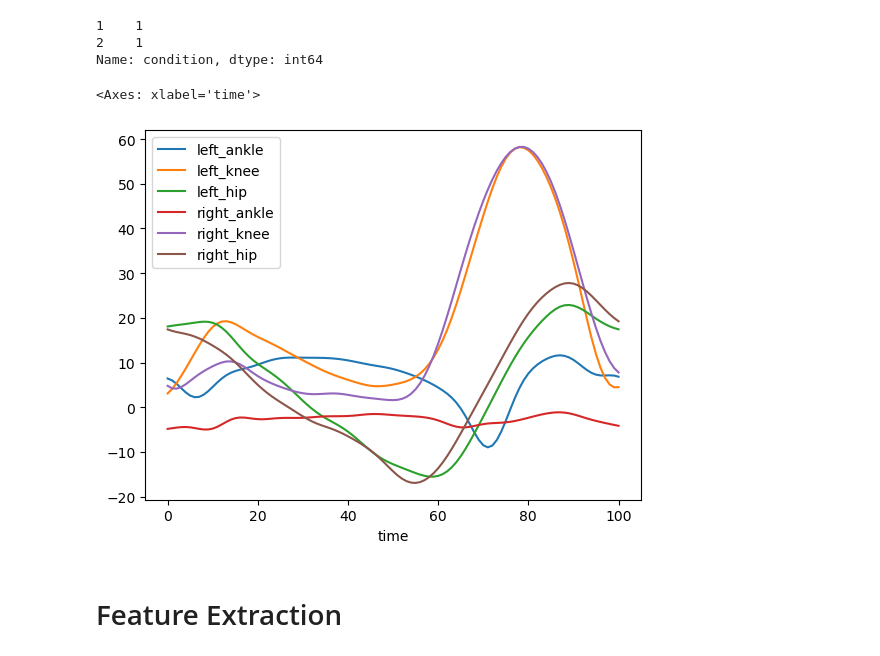
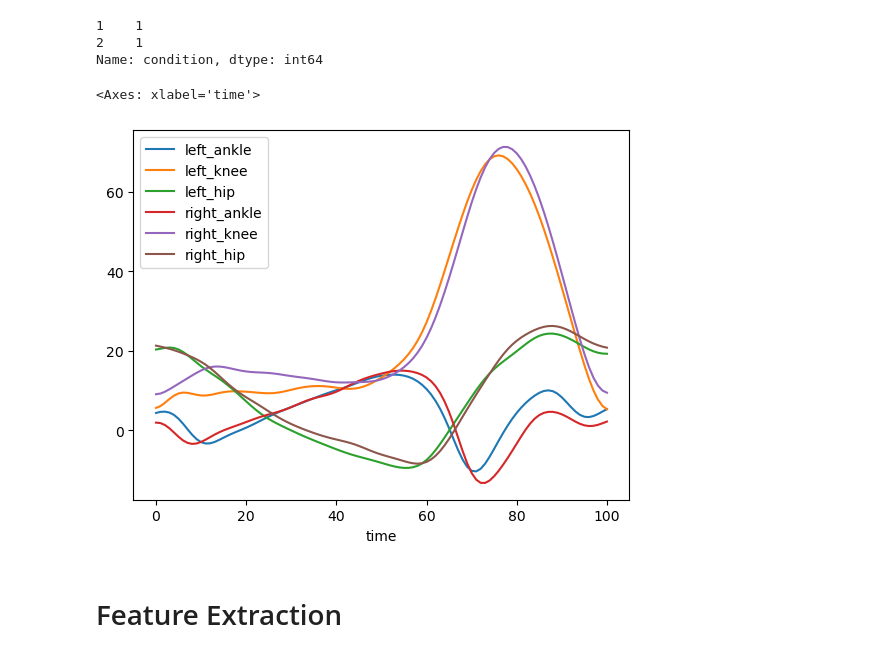
Before and after one commit to NicBamberger/ML_Coursework, a Jupyter notebook: ML_COURSEWORK/outputs.ipynb, the cells around one changed output. Drawn from its saved outputs; the diff is of its cells as text; code cells hidden in the pictures.

```diff
--- a/ML_COURSEWORK/outputs.ipynb
+++ b/ML_COURSEWORK/outputs.ipynb
@@ -41,13 +40,13 @@ target.head(2)
 Name: condition, dtype: int64
 # %%
 # knee brace
-subject_no = 1
-condition_no = 3
-rep_no = 5
+subject_no = 2
+condition_no = 1
+rep_no = 3
 idx = (N_REPS * N_CONDITIONS) * (subject_no - 1) + N_REPS * (condition_no - 1) + (rep_no % N_REPS)
 matrix.loc[idx, :].plot()
 # %% [output]
 <Axes: xlabel='time'>
-[figure, old version]
+[figure, new version]
 # %% [markdown]
 # Feature Extraction
```
Also changed, not shown: parts of 28 cells of this notebook, 1 other file.
